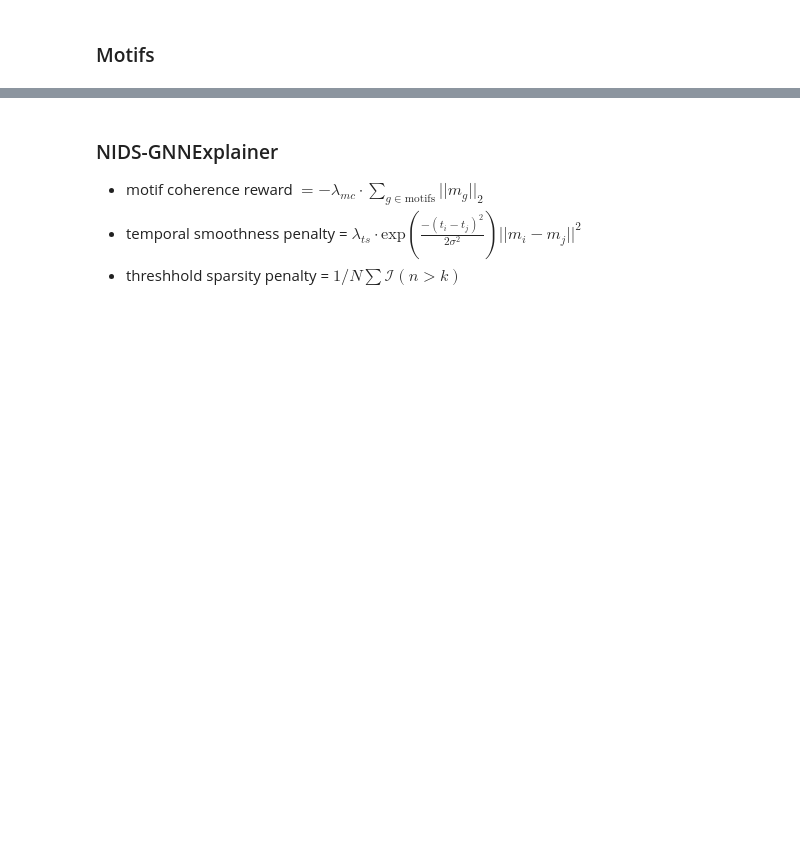
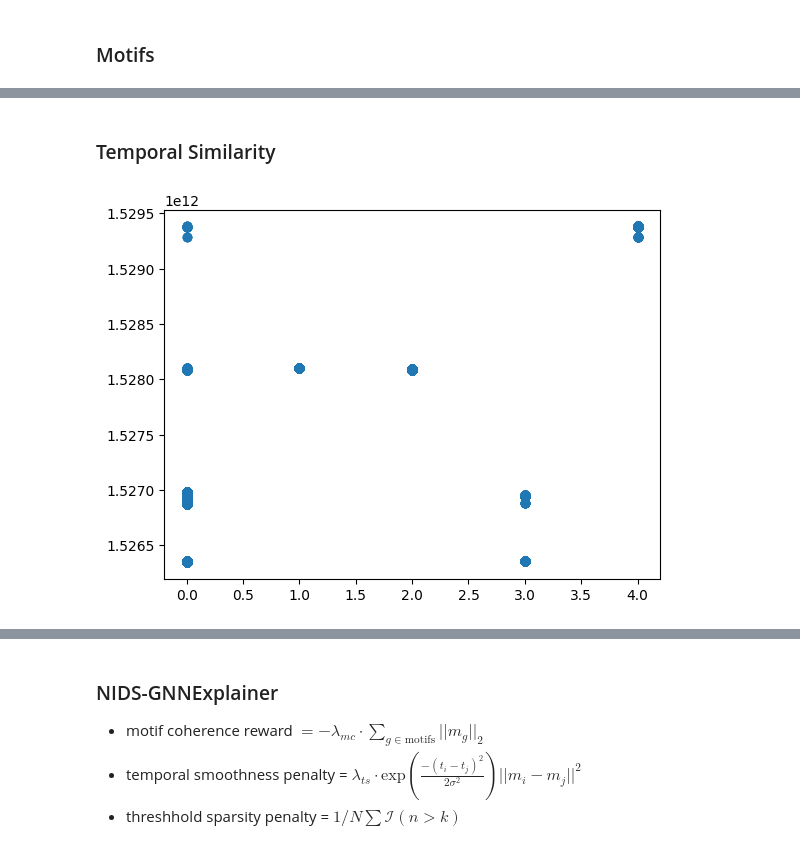
Before and after one commit to ljrn8/COMP4003, a Jupyter notebook: notebooks/xAI/BoT-IoT_gnne_adaptation.ipynb, the cells around one changed output, grey strips where cells are left out. Saved outputs shown, nothing was run; the diff lists cells and outputs as text; code cells hidden in the pictures; blank space fills up the shorter version.

```diff
--- a/notebooks/xAI/BoT-IoT_gnne_adaptation.ipynb
+++ b/notebooks/xAI/BoT-IoT_gnne_adaptation.ipynb
@@ -129,3 +129,13 @@ pyg_lg.x[:, 51].sum(), pyg_lg.x[:, 52].sum()
 # %% [output]
 (tensor(1975.), tensor(4727.))
 [interactive output not drawn]
+# %% [markdown]
+### Temporal Similarity
+# %%
+times = pyg_lg.x[:, 49]
+attacks = pyg_lg.Attack
+
+plt.scatter(attacks, times)
+plt.show()
+# %% [output]
+[figure, added]
```
Also changed, not shown: parts of 9 cells of this notebook.
